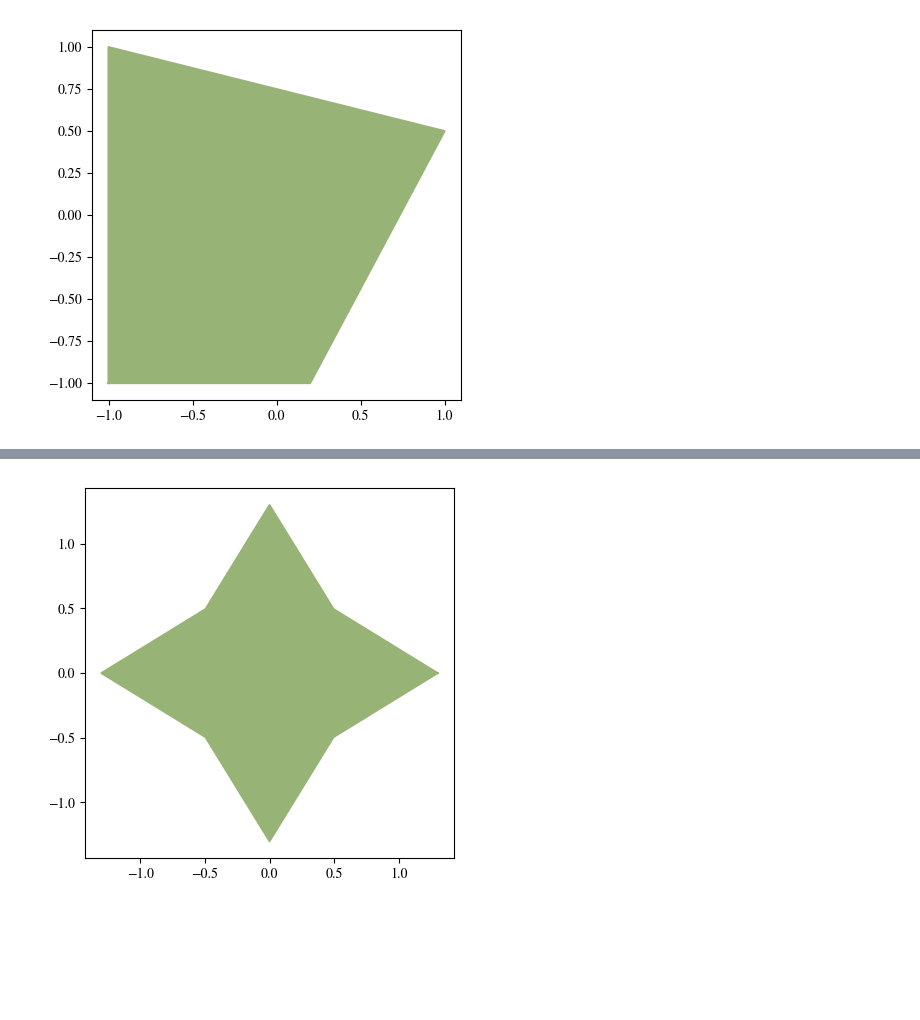
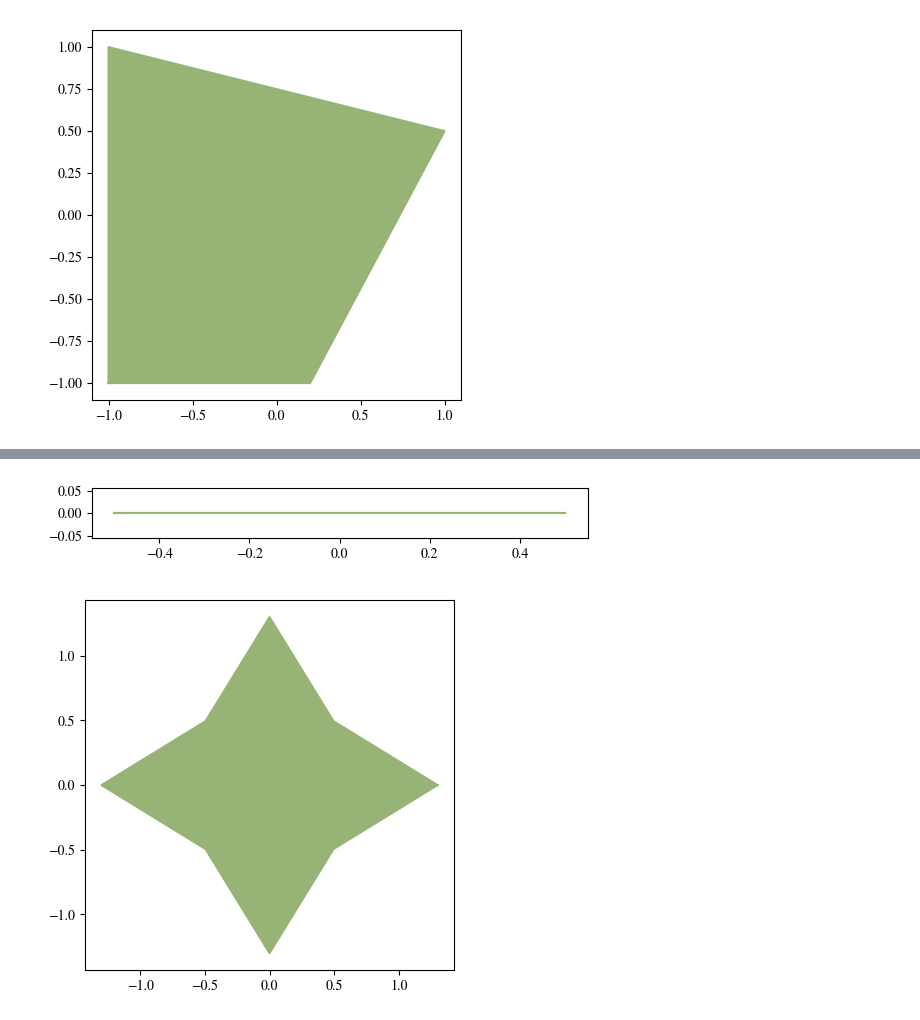
Before and after one commit to jdeldre/SchwarzChristoffel.jl, a Jupyter notebook: src/TestingSC.ipynb, the cells around one changed output, grey strips where cells are left out. Cells and saved outputs as stored; diff of their text form; code cells hidden in the pictures; blank space fills up the shorter version.

```diff
--- a/src/TestingSC.ipynb
+++ b/src/TestingSC.ipynb
@@ -35,3 +10,8 @@ Returns a summary of data for the map
+# %%
+p = Polygon([-0.5,0.5],[0,0])
+plot(p)
+# %% [output]
+[figure, added]
 # %%
 n = 4; dθ = 2π/(2n)
 θ = collect(0:dθ:2π-dθ)
```
Also changed, not shown: parts of 2 cells of this notebook, 1 other file.
